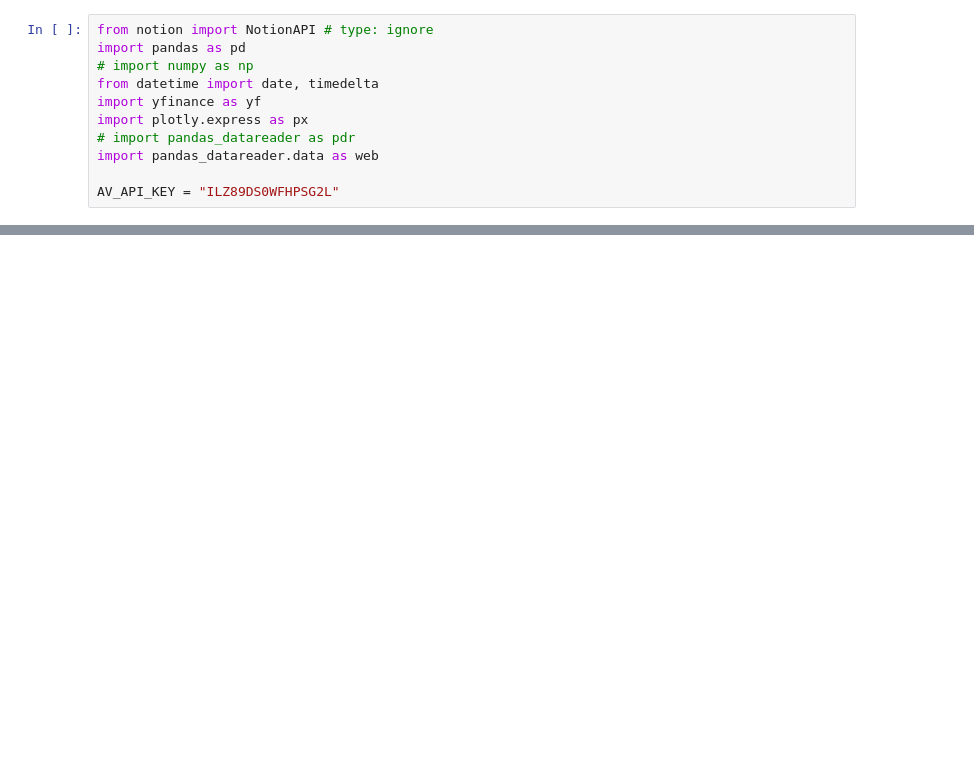
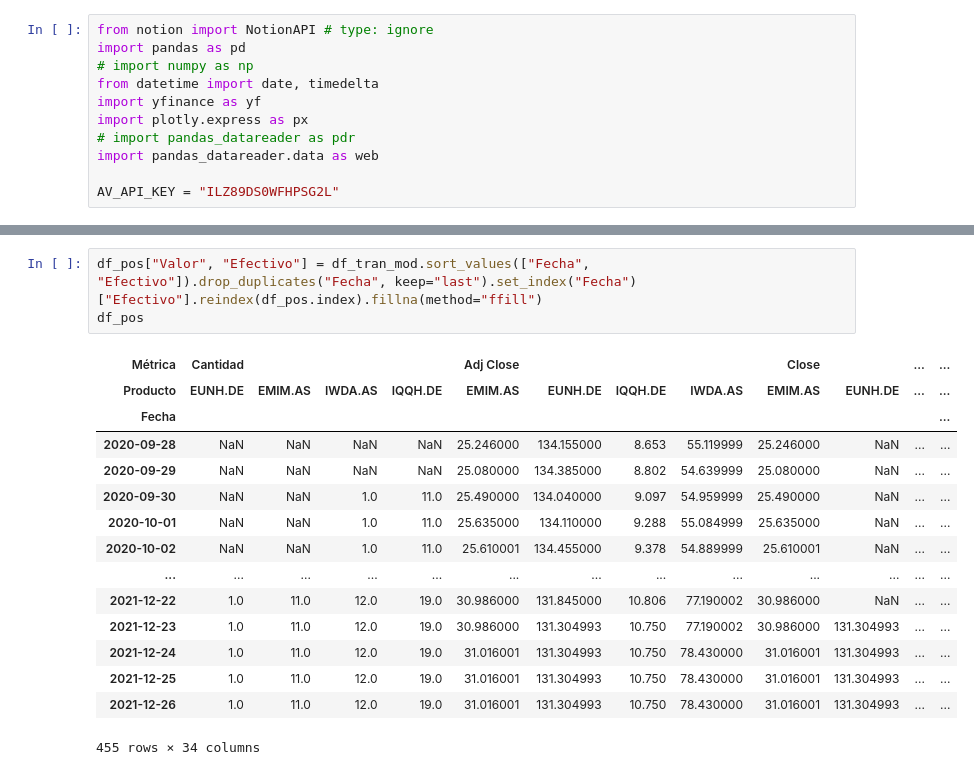
Before and after one commit to grhervas/portfolio-tracker, a Jupyter notebook: test.ipynb, the cells around one changed output, grey strips where cells are left out. Saved outputs shown, nothing was run; the diff lists cells and outputs as text; blank space fills up the shorter version.

```diff
--- a/test.ipynb
+++ b/test.ipynb
@@ -155,0 +97,19 @@ datetime.date(2020, 9, 28)
+# %%
+df_pos["Valor", "Efectivo"] = df_tran_mod.sort_values(["Fecha", "Efectivo"]).drop_duplicates("Fecha", keep="last").set_index("Fecha")["Efectivo"].reindex(df_pos.index).fillna(method="ffill")
+df_pos
+# %% [output]
+| Métrica | Cantidad |  |  |  | Adj Close |  |  |  | Close |  | ... | ... |
+| Producto | EUNH.DE | EMIM.AS | IWDA.AS | IQQH.DE | EMIM.AS | EUNH.DE | IQQH.DE | IWDA.AS | EMIM.AS | EUNH.DE | ... | ... |
+| Fecha |  |  |  |  |  |  |  |  |  |  |  | ... |
+| 2020-09-28 | NaN | NaN | NaN | NaN | 25.246000 | 134.155000 | 8.653 | 55.119999 | 25.246000 | NaN | ... | ... |
+| 2020-09-29 | NaN | NaN | NaN | NaN | 25.080000 | 134.385000 | 8.802 | 54.639999 | 25.080000 | NaN | ... | ... |
+| 2020-09-30 | NaN | NaN | 1.0 | 11.0 | 25.490000 | 134.040000 | 9.097 | 54.959999 | 25.490000 | NaN | ... | ... |
+| 2020-10-01 | NaN | NaN | 1.0 | 11.0 | 25.635000 | 134.110000 | 9.288 | 55.084999 | 25.635000 | NaN | ... | ... |
+| 2020-10-02 | NaN | NaN | 1.0 | 11.0 | 25.610001 | 134.455000 | 9.378 | 54.889999 | 25.610001 | NaN | ... | ... |
+| ... | ... | ... | ... | ... | ... | ... | ... | ... | ... | ... | ... | ... |
+| 2021-12-22 | 1.0 | 11.0 | 12.0 | 19.0 | 30.986000 | 131.845000 | 10.806 | 77.190002 | 30.986000 | NaN | ... | ... |
+| 2021-12-23 | 1.0 | 11.0 | 12.0 | 19.0 | 30.986000 | 131.304993 | 10.750 | 77.190002 | 30.986000 | 131.304993 | ... | ... |
+| 2021-12-24 | 1.0 | 11.0 | 12.0 | 19.0 | 31.016001 | 131.304993 | 10.750 | 78.430000 | 31.016001 | 131.304993 | ... | ... |
+| 2021-12-25 | 1.0 | 11.0 | 12.0 | 19.0 | 31.016001 | 131.304993 | 10.750 | 78.430000 | 31.016001 | 131.304993 | ... | ... |
+| 2021-12-26 | 1.0 | 11.0 | 12.0 | 19.0 | 31.016001 | 131.304993 | 10.750 | 78.430000 | 31.016001 | 131.304993 | ... | ... |
+455 rows × 34 columns
```
Also changed, not shown: parts of 10 cells of this notebook, 2 other files.
